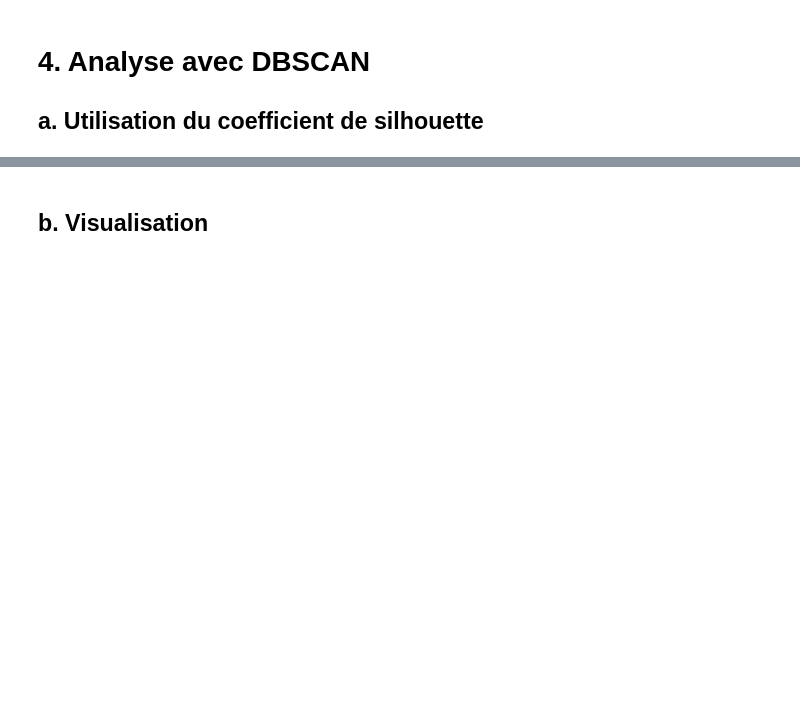
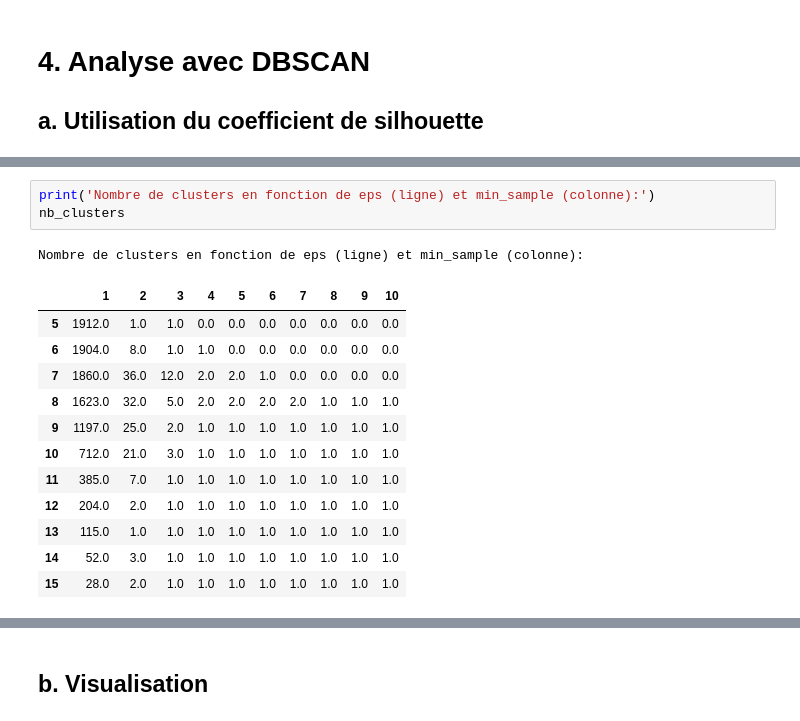
Before and after one commit to AgatheLB/TP4_IFT870, a Jupyter notebook: tp4.ipynb, the cells around one changed output, grey strips where cells are left out. Cells and saved outputs as stored; diff of their text form; blank space fills up the shorter version.

```diff
--- a/tp4.ipynb
+++ b/tp4.ipynb
@@ -160,0 +196,17 @@ Le nombre de clusters trouvé est de 1
+# %%
+print('Nombre de clusters en fonction de eps (ligne) et min_sample (colonne):')
+nb_clusters
+# %% [output]
+Nombre de clusters en fonction de eps (ligne) et min_sample (colonne):
+|  | 1 | 2 | 3 | 4 | 5 | 6 | 7 | 8 | 9 | 10 |
+| 5 | 1912.0 | 1.0 | 1.0 | 0.0 | 0.0 | 0.0 | 0.0 | 0.0 | 0.0 | 0.0 |
+| 6 | 1904.0 | 8.0 | 1.0 | 1.0 | 0.0 | 0.0 | 0.0 | 0.0 | 0.0 | 0.0 |
+| 7 | 1860.0 | 36.0 | 12.0 | 2.0 | 2.0 | 1.0 | 0.0 | 0.0 | 0.0 | 0.0 |
+| 8 | 1623.0 | 32.0 | 5.0 | 2.0 | 2.0 | 2.0 | 2.0 | 1.0 | 1.0 | 1.0 |
+| 9 | 1197.0 | 25.0 | 2.0 | 1.0 | 1.0 | 1.0 | 1.0 | 1.0 | 1.0 | 1.0 |
+| 10 | 712.0 | 21.0 | 3.0 | 1.0 | 1.0 | 1.0 | 1.0 | 1.0 | 1.0 | 1.0 |
+| 11 | 385.0 | 7.0 | 1.0 | 1.0 | 1.0 | 1.0 | 1.0 | 1.0 | 1.0 | 1.0 |
+| 12 | 204.0 | 2.0 | 1.0 | 1.0 | 1.0 | 1.0 | 1.0 | 1.0 | 1.0 | 1.0 |
+| 13 | 115.0 | 1.0 | 1.0 | 1.0 | 1.0 | 1.0 | 1.0 | 1.0 | 1.0 | 1.0 |
+| 14 | 52.0 | 3.0 | 1.0 | 1.0 | 1.0 | 1.0 | 1.0 | 1.0 | 1.0 | 1.0 |
+| 15 | 28.0 | 2.0 | 1.0 | 1.0 | 1.0 | 1.0 | 1.0 | 1.0 | 1.0 | 1.0 |
```
Also changed, not shown: parts of 17 cells of this notebook, 1 other file.
